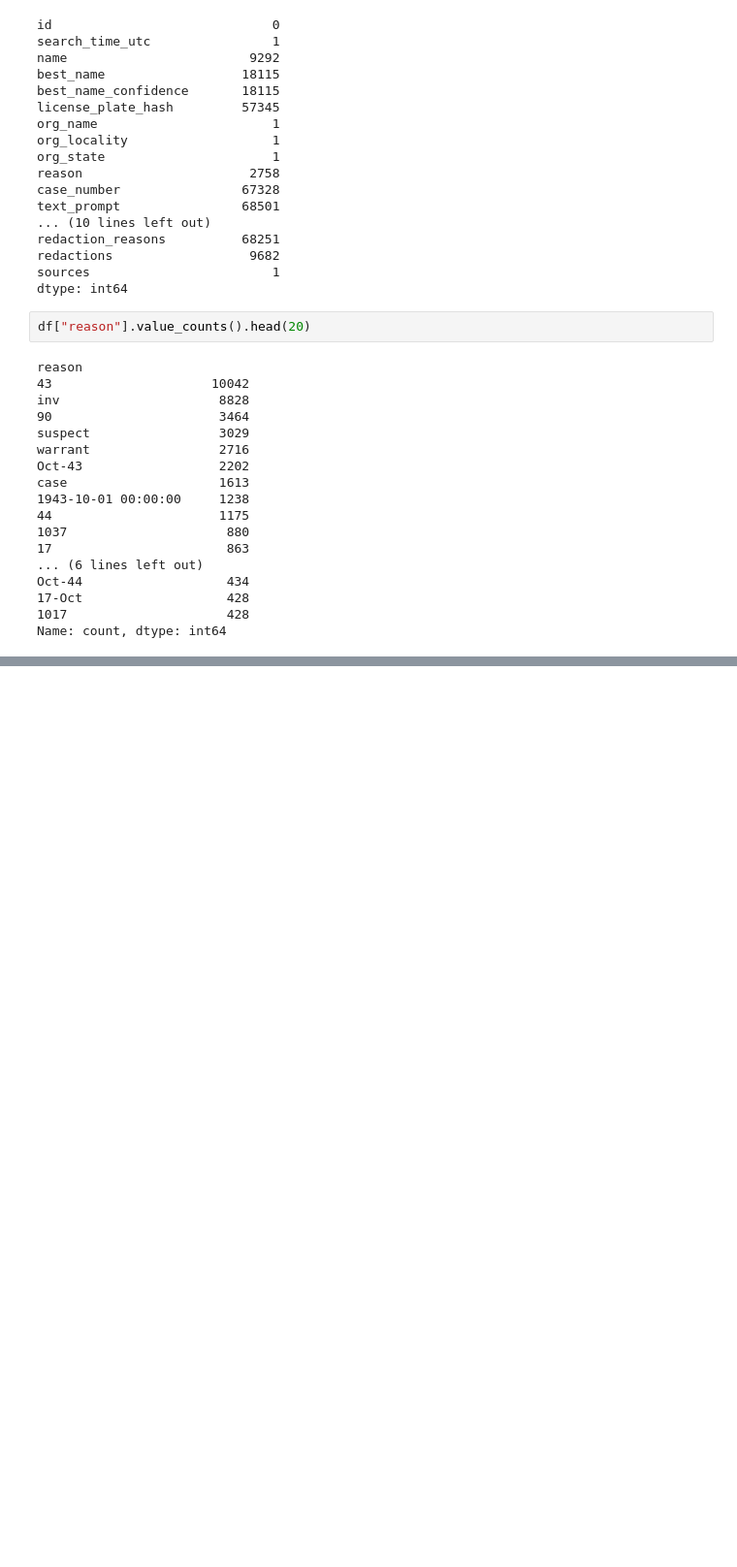
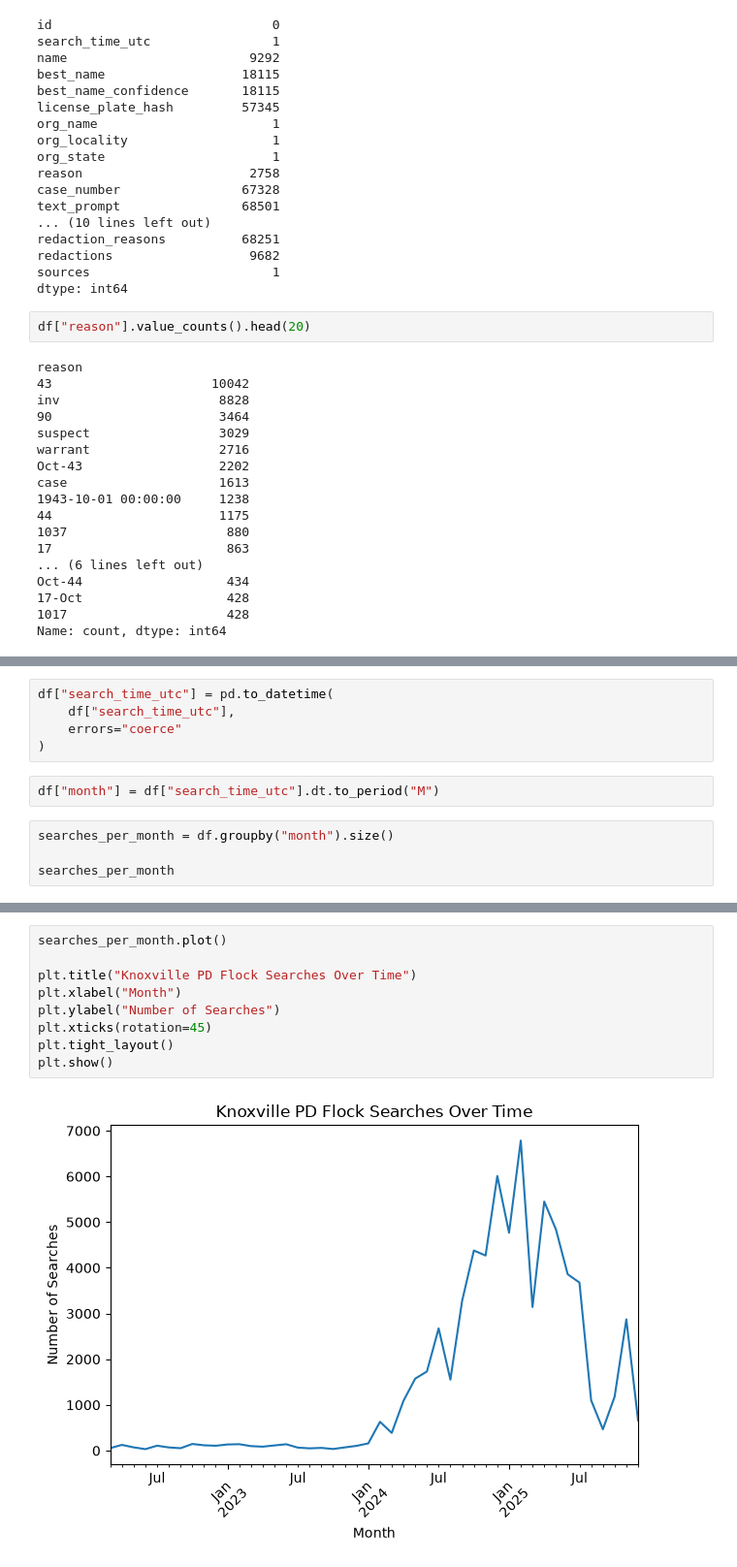
Before and after one commit to koeniyandall/MiniProject1, a Jupyter notebook: kyandall.ipynb, the cells around one changed output, grey strips where cells are left out. Shown at 97% size. Cells and saved outputs as stored; diff of their text form; blank space fills up the shorter version.

```diff
--- a/kyandall.ipynb
+++ b/kyandall.ipynb
@@ -84,0 +124,11 @@ Name: count, dtype: int64
+# %%
+df["search_time_utc"] = pd.to_datetime(
+    df["search_time_utc"],
+    errors="coerce"
+)
+# %%
+df["month"] = df["search_time_utc"].dt.to_period("M")
+# %%
+searches_per_month = df.groupby("month").size()
+
+searches_per_month
@@ -84,0 +153,11 @@ Name: count, dtype: int64
+# %%
+searches_per_month.plot()
+
+plt.title("Knoxville PD Flock Searches Over Time")
+plt.xlabel("Month")
+plt.ylabel("Number of Searches")
+plt.xticks(rotation=45)
+plt.tight_layout()
+plt.show()
+# %% [output]
+[figure, added]
```
Also changed, not shown: parts of 4 cells of this notebook.
